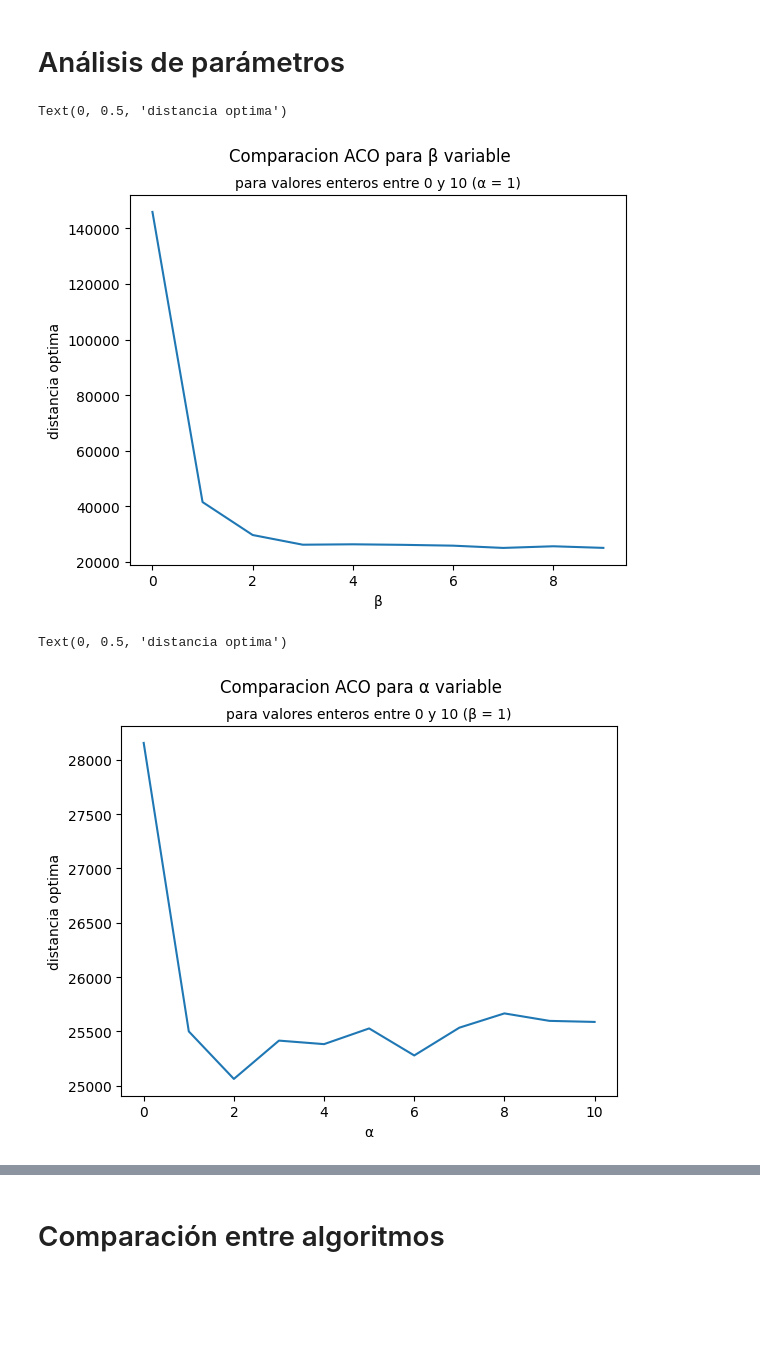
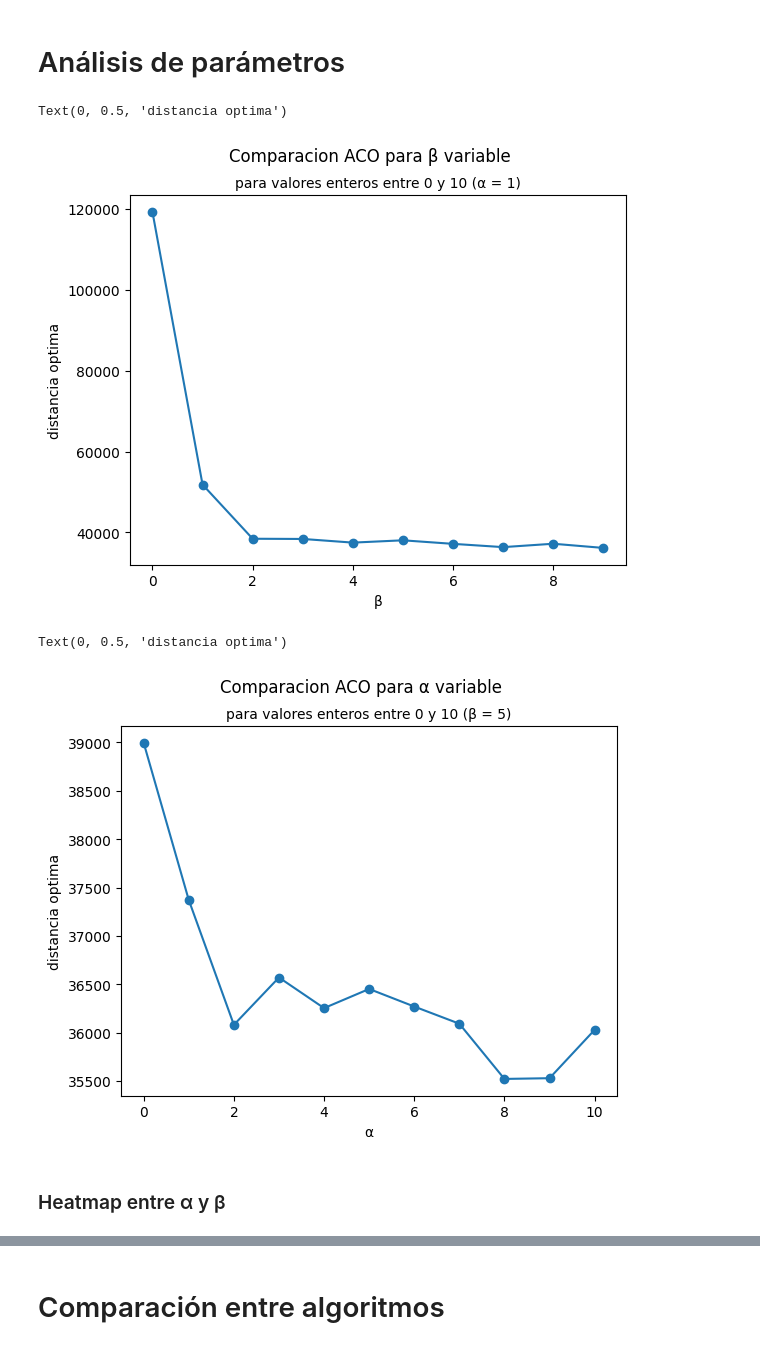
Before and after one commit to JorgeValenzuelaC/Proyecto-MA4402, a Jupyter notebook: Notebook.ipynb, the cells around one changed output, grey strips where cells are left out. Saved outputs shown, nothing was run; the diff lists cells and outputs as text; code cells hidden in the pictures; blank space fills up the shorter version.

```diff
--- a/Notebook.ipynb
+++ b/Notebook.ipynb
@@ -86,23 +89,22 @@ Text(0, 0.5, 'Longitude')
 # Análisis de parámetros
 # %%
 graph_analisis = []
-points_analisis = []
-with open('a30.txt') as f:
+with open('a50.txt') as f:
     for line in f.readlines():
         city = line.split(' ')
         graph_analisis.append([int(city[0]) - 1, float(city[1]), float(city[2])])
-        points.append([city[1], city[2]])
 # %%
-test_distances = []
+test_distances_beta = []
 for i in range(10):
     beta_test = 1.0 * i
     suma = 0
     for j in range(1):
-        opt_path, opt_dist = ACO(graph, ants = 30, iterations = 20, alpha = 1.0, beta = beta_test, rho = 0.5, Q = 1.0)
-        suma += opt_dist
-    test_distances.append(suma)
+        opt_path_beta, opt_dist_beta = ACO(graph_analisis, ants = 30, iterations = 20, alpha = 1.0, beta = beta_test, rho = 0.5, Q = 1.0)
+        suma += opt_dist_beta
+    test_distances_beta.append(suma)
 # %%
-plt.plot(list(range(10)), test_distances)
+plt.scatter(list(range(10)), test_distances_beta)
+plt.plot(list(range(10)), test_distances_beta)
 
 plt.suptitle('Comparacion ACO para β variable')
 plt.title('para valores enteros entre 0 y 10 (α = 1)', fontsize = 10)
@@ -110,23 +112,26 @@ plt.xlabel('β')
 plt.ylabel('distancia optima')
 # %% [output]
 Text(0, 0.5, 'distancia optima')
-[figure, old version]
+[figure, new version]
 # %%
 test_distances_alpha = []
 for i in range(11):
     alpha_test = 1.0 * i
     suma = 0
     for j in range(5):
-        opt_path, opt_dist = ACO(graph, ants = 30, iterations = 20, alpha = alpha_test, beta = 5.0, rho = 0.5, Q = 1.0)
-        suma += opt_dist
+        opt_path_alpha, opt_dist_alpha = ACO(graph_analisis, ants = 30, iterations = 20, alpha = alpha_test, beta = 5.0, rho = 0.5, Q = 1.0)
+        suma += opt_dist_alpha
     test_distances_alpha.append(suma / 5)
 # %%
+plt.scatter(list(range(11)), test_distances_alpha)
 plt.plot(list(range(11)), test_distances_alpha)
 
 plt.suptitle('Comparacion ACO para α variable')
-plt.title('para valores enteros entre 0 y 10 (β = 1)', fontsize = 10)
+plt.title('para valores enteros entre 0 y 10 (β = 5)', fontsize = 10)
 plt.xlabel('α')
 plt.ylabel('distancia optima')
 # %% [output]
 Text(0, 0.5, 'distancia optima')
-[figure, old version]
+[figure, new version]
+# %% [markdown]
+### Heatmap entre α y β
```
Also changed, not shown: parts of 39 cells of this notebook, 1 other file.
